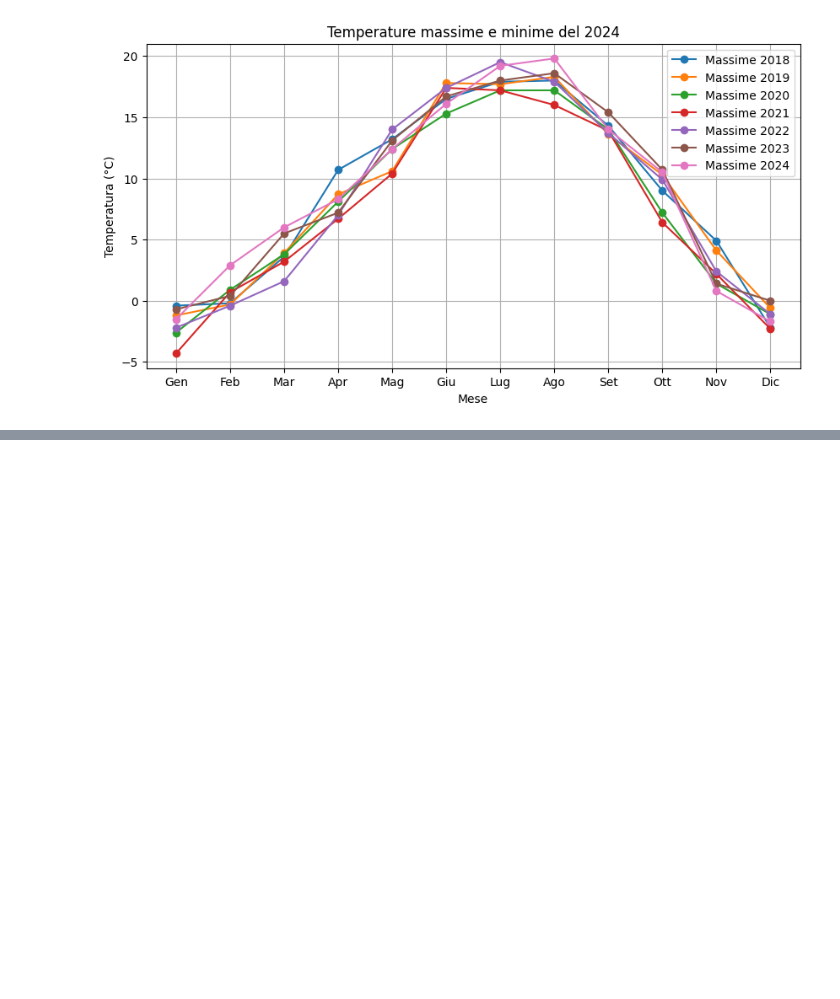
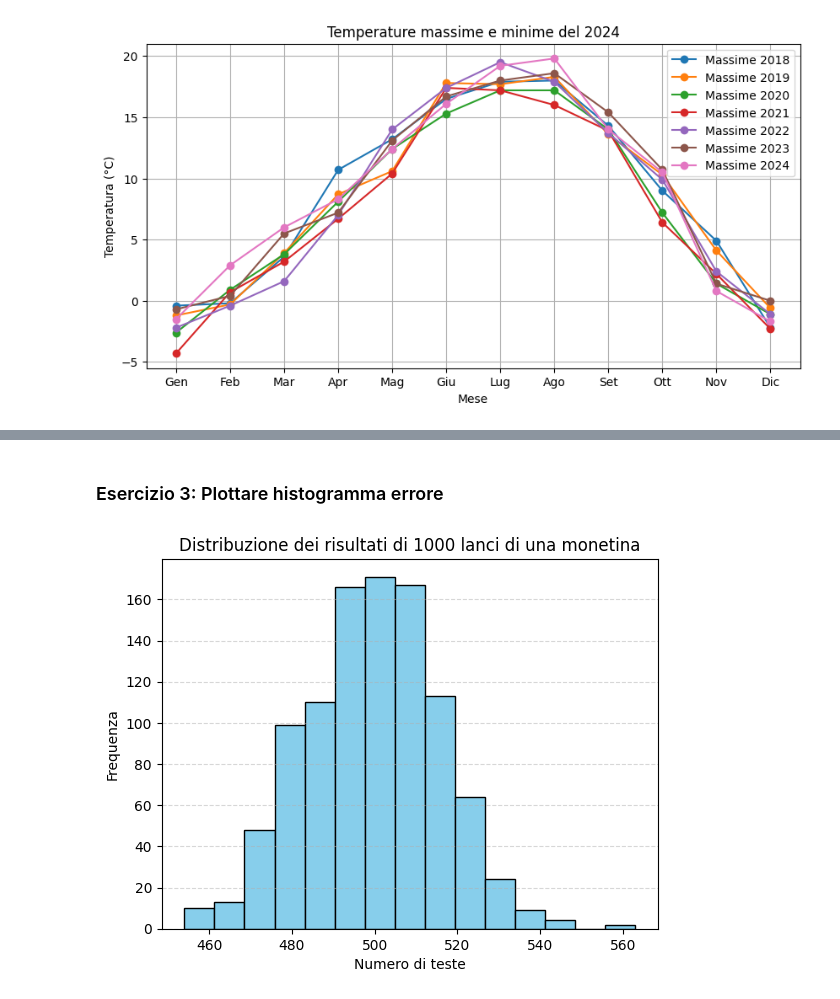
Before and after one commit to Nima-00/laboratorio_2, a Jupyter notebook: esercizi/ex_3/ex_3.ipynb, the cells around one changed output, grey strips where cells are left out. Drawn from its saved outputs; the diff is of its cells as text; code cells hidden in the pictures; blank space fills up the shorter version.

```diff
--- a/esercizi/ex_3/ex_3.ipynb
+++ b/esercizi/ex_3/ex_3.ipynb
@@ -79,0 +132,17 @@ plt.show()
+# %% [markdown]
+### Esercizio 3: Plottare histogramma errore
+# %%
+# Legge dei grandi numeri
+import random
+def lanci_monetina(n):
+    return sum(random.choice([0, 1]) for _ in range(n))
+n_lanci = 1000
+risultati = [lanci_monetina(n_lanci) for _ in range(1000)]
+plt.hist(risultati, bins=15, color="skyblue", edgecolor="black")
+plt.title(f"Distribuzione dei risultati di {n_lanci} lanci di una monetina")
+plt.xlabel("Numero di teste")
+plt.ylabel("Frequenza")
+plt.grid(axis="y", linestyle="--", alpha=0.5)
+plt.show()
+# %% [output]
+[figure, added]
```
Also changed, not shown: parts of 12 cells of this notebook, 9 other files.
